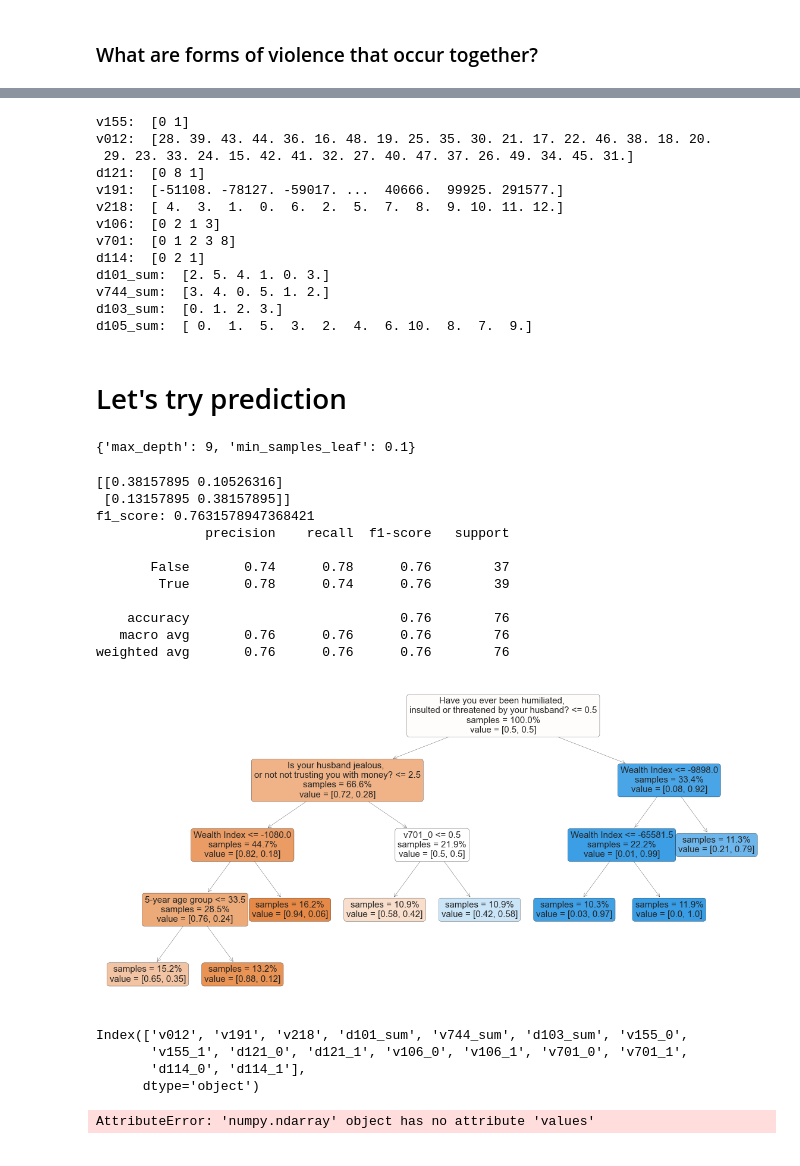
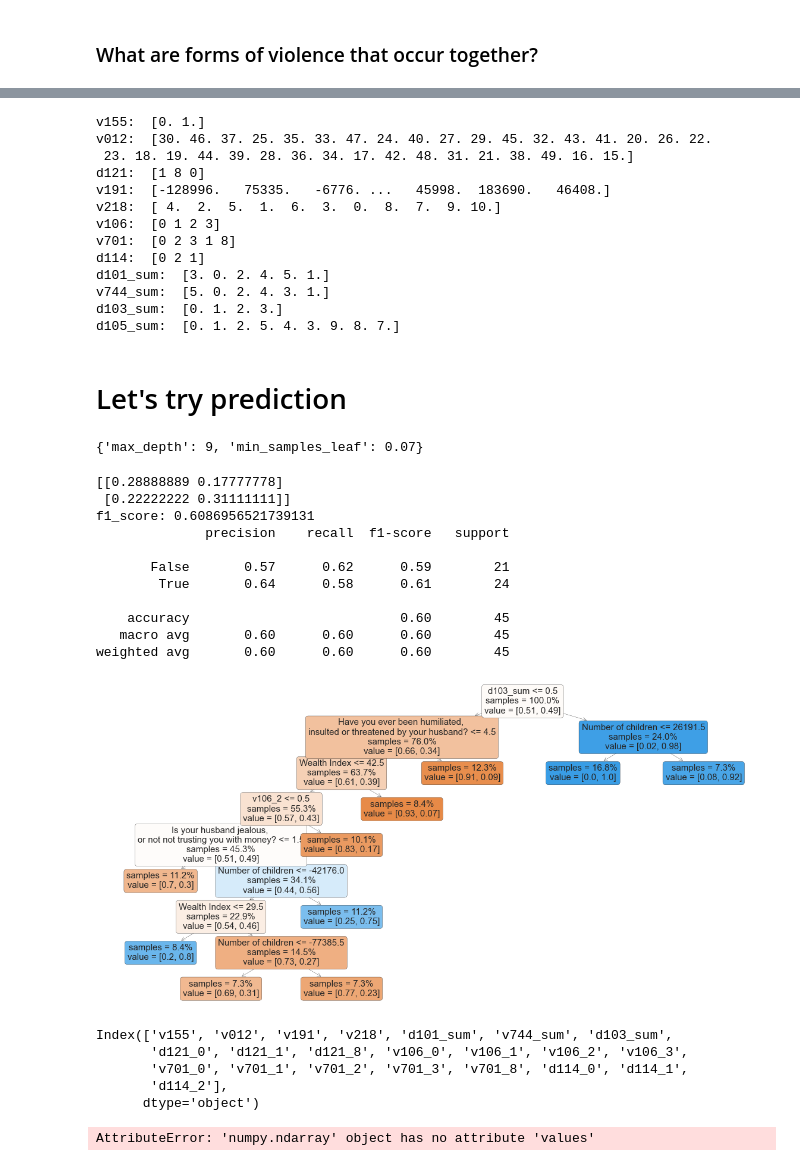
Before and after one commit to abauville/wai_hackathon_2021, a Jupyter notebook: DHS_IR.ipynb, the cells around one changed output, grey strips where cells are left out. Drawn from its saved outputs; the diff is of its cells as text; code cells hidden in the pictures.

```diff
--- a/DHS_IR.ipynb
+++ b/DHS_IR.ipynb
@@ -36,8 +48,8 @@ mpl.rc('ytick', labelsize='large')
 plt.rcParams['figure.figsize'] = [20, 10] # For larger plots
 # %%
 # Load data
-df_IR = pd.read_stata("./Data/DHS/BJIR71DT/BJIR71FL.DTA", convert_categoricals=False)
-# df_IR = pd.read_stata("./Data/DHS/CDIR61DT/CDIR61FL.DTA", convert_categoricals=False)
+df_IR = pd.read_stata("./Data/ZZIR62FL.DTA", convert_categoricals=False)
+df_IR.shape
 # %% [markdown]
 Then, let's define a subset of features to use
 # %%
@@ -471,7 +491,7 @@ from sklearn.model_selection import train_test_split
 
 def subsample(X,y,imbalance_fac=1):
     y_select = df[physical_violence + "_sum"]>0
-    y_negative = y[y_select==0].copy()
+    y_negative = y[y_select==0].copzy()
     y_positive = y[y_select==1].copy()
 
     X_negative = X.loc[y_select==0,:].copy()
@@ -517,19 +537,19 @@ for itarget, target_feature in enumerate([physical_violence]):
 for col in X.columns:
     print(col + ": ", X[col].unique())
 # %% [output]
-v155:  [0 1]
-v012:  [28. 39. 43. 44. 36. 16. 48. 19. 25. 35. 30. 21. 17. 22. 46. 38. 18. 20.
- 29. 23. 33. 24. 15. 42. 41. 32. 27. 40. 47. 37. 26. 49. 34. 45. 31.]
-d121:  [0 8 1]
-v191:  [-51108. -78127. -59017. ...  40666.  99925. 291577.]
-v218:  [ 4.  3.  1.  0.  6.  2.  5.  7.  8.  9. 10. 11. 12.]
-v106:  [0 2 1 3]
-v701:  [0 1 2 3 8]
+v155:  [0. 1.]
+v012:  [30. 46. 37. 25. 35. 33. 47. 24. 40. 27. 29. 45. 32. 43. 41. 20. 26. 22.
+ 23. 18. 19. 44. 39. 28. 36. 34. 17. 42. 48. 31. 21. 38. 49. 16. 15.]
+d121:  [1 8 0]
+v191:  [-128996.   75335.   -6776. ...   45998.  183690.   46408.]
+v218:  [ 4.  2.  5.  1.  6.  3.  0.  8.  7.  9. 10.]
+v106:  [0 1 2 3]
+v701:  [0 2 3 1 8]
 d114:  [0 2 1]
-d101_sum:  [2. 5. 4. 1. 0. 3.]
-v744_sum:  [3. 4. 0. 5. 1. 2.]
+d101_sum:  [3. 0. 2. 4. 5. 1.]
+v744_sum:  [5. 0. 2. 4. 3. 1.]
 d103_sum:  [0. 1. 2. 3.]
-d105_sum:  [ 0.  1.  5.  3.  2.  4.  6. 10.  8.  7.  9.]
+d105_sum:  [0. 1. 2. 5. 4. 3. 9. 8. 7.]
 # %% [markdown]
 # Let's try prediction
 # %%
@@ -571,45 +591,46 @@ classif_dict = classification_report(y_test,y_pred, output_dict=True)
 print("f1_score:", classif_dict['True']['f1-score'])
 print(classification_report(y_test,y_pred))
 # %% [output]
-{'max_depth': 9, 'min_samples_leaf': 0.1}
+{'max_depth': 9, 'min_samples_leaf': 0.07}
-[[0.38157895 0.10526316]
- [0.13157895 0.38157895]]
-f1_score: 0.7631578947368421
+[[0.28888889 0.17777778]
+ [0.22222222 0.31111111]]
+f1_score: 0.6086956521739131
               precision    recall  f1-score   support
 
-       False       0.74      0.78      0.76        37
-        True       0.78      0.74      0.76        39
+       False       0.57      0.62      0.59        21
+        True       0.64      0.58      0.61        24
 
-    accuracy                           0.76        76
-   macro avg       0.76      0.76      0.76        76
-weighted avg       0.76      0.76      0.76        76
+    accuracy                           0.60        45
+   macro avg       0.60      0.60      0.60        45
+weighted avg       0.60      0.60      0.60        45
 # %%
 expl_feature_names_model =(list(X_model.columns.copy()))
 # expl_feature_names_model.rename({'v012':  '5-year age group'}, inplace=True)
 
 expl_feature_names_model[:6] = [
     '5-year age group',
     'Wealth Index',
     'Number of children',
-    'Is your husband jealous, \nor not not trusting you with money?',
+    'Is your husband jealous, \nor not trusting you with money?',
     'Is a husband justified to beat his wife?',
     'Have you ever been humiliated, \ninsulted or threatened by your husband?',
 ]
 # fig, ax = plt.subplots(1,1)
 # _ = tree.plot_tree(clf_cv.best_estimator_, feature_names=X_model.columns, filled=True,
 #                    impurity=False, proportion=True, precision=2, rounded=True)
 _ = tree.plot_tree(clf_cv.best_estimator_, feature_names=expl_feature_names_model, filled=True,
                    impurity=False, proportion=True, precision=2, rounded=True,fontsize=15)
 
 # _ = tree.plot_tree(clf, feature_names=X_model.columns)
 # %% [output]
-[figure, old version]
+[figure, new version]
 # %%
 X_model.columns
 # %% [output]
-Index(['v012', 'v191', 'v218', 'd101_sum', 'v744_sum', 'd103_sum', 'v155_0',
-       'v155_1', 'd121_0', 'd121_1', 'v106_0', 'v106_1', 'v701_0', 'v701_1',
-       'd114_0', 'd114_1'],
+Index(['v155', 'v012', 'v191', 'v218', 'd101_sum', 'v744_sum', 'd103_sum',
+       'd121_0', 'd121_1', 'd121_8', 'v106_0', 'v106_1', 'v106_2', 'v106_3',
+       'v701_0', 'v701_1', 'v701_2', 'v701_3', 'v701_8', 'd114_0', 'd114_1',
+       'd114_2'],
       dtype='object')
 # %%
 
```
Also changed, not shown: parts of 15 cells of this notebook.
